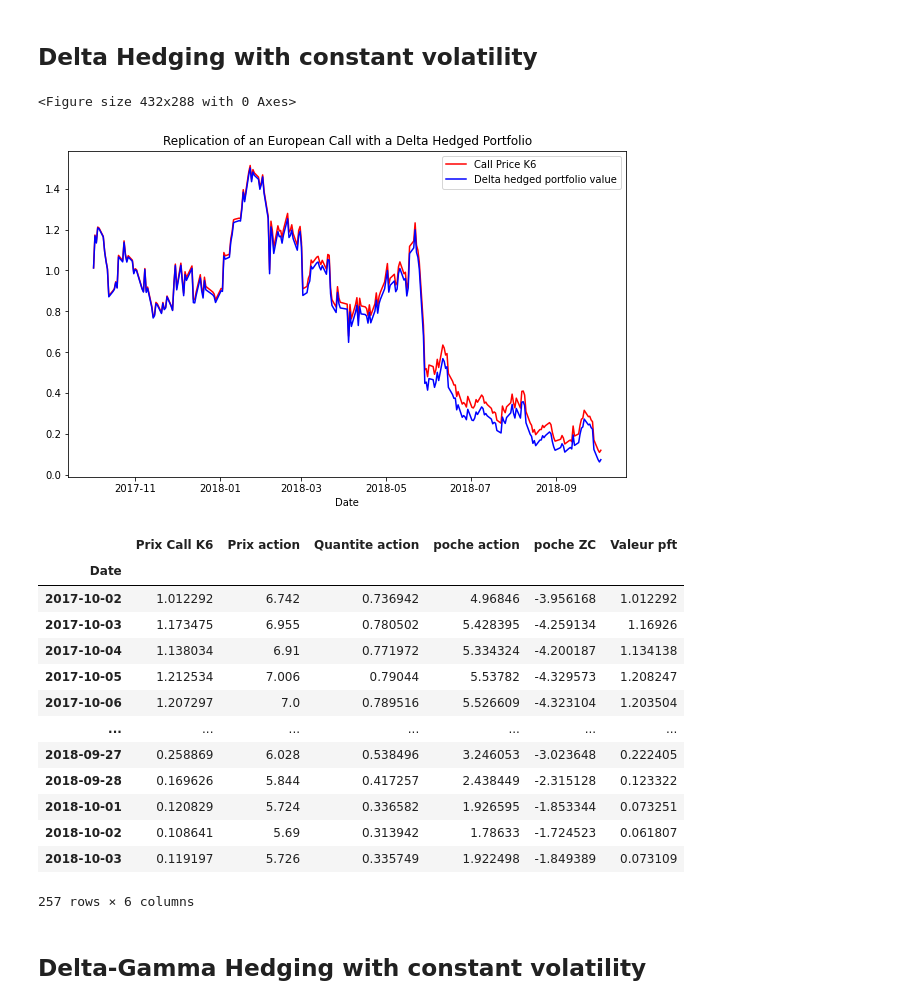
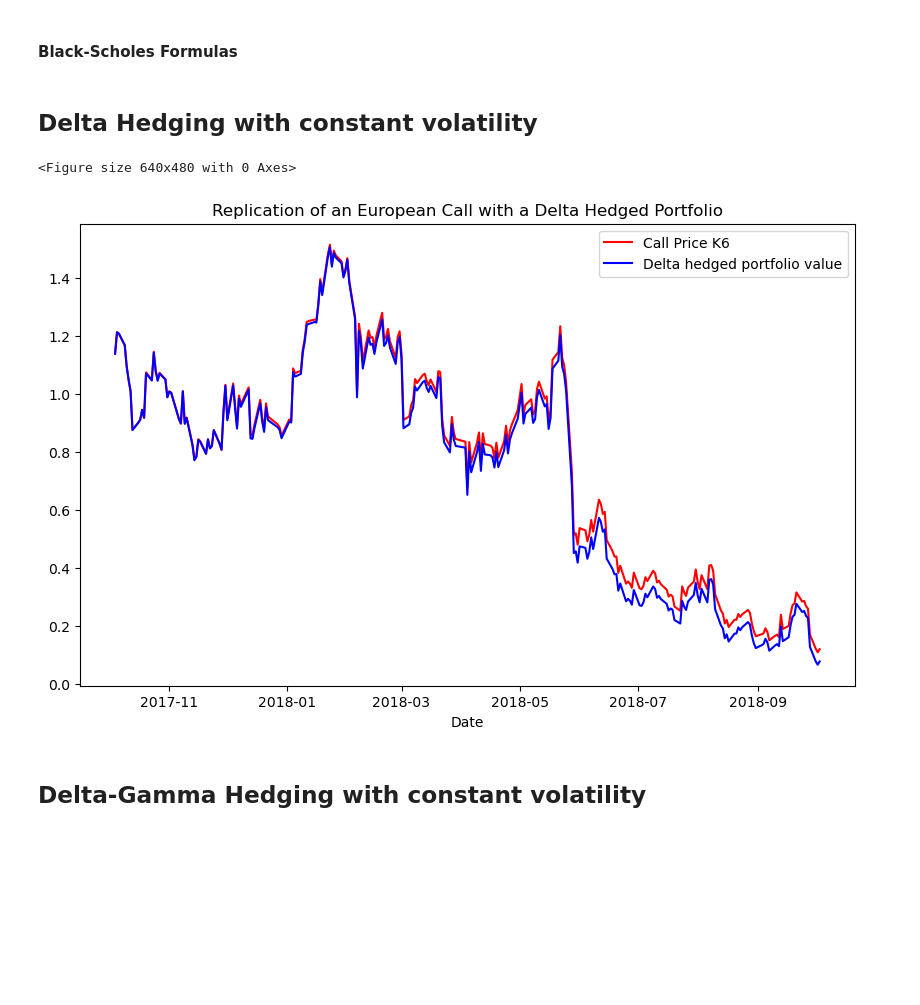
Before and after one commit to Thomas-Esilv/Project_ESILV, a Jupyter notebook: Hedging Strategies Project/Hedging_Project.ipynb, the cells around one changed output. Saved outputs shown, nothing was run; the diff lists cells and outputs as text; code cells hidden in the pictures; blank space fills up the shorter version.

```diff
--- a/Hedging Strategies Project/Hedging_Project.ipynb
+++ b/Hedging Strategies Project/Hedging_Project.ipynb
@@ -12,6 +13,5 @@ from datetime import datetime
 # %%
-#Data recovery
-path = r"/Users/thomascgd/Desktop/Esilv/A5/Calibration/DonneesTD3.xlsx"
-df_data = pd.read_excel(path,header=2,engine="openpyxl")
-df_data
+path = r"/Users/thomascgd/Desktop/Z/Td Calibration/DonneesOptions.xlsx"
+data = pd.read_excel(path,header=2,index_col='Date',parse_dates=True)
+data.head()
 # %% [output]
@@ -30,0 +25,3 @@ df_data
+# %%
+data.dropna(inplace=True)
+data.info()
@@ -31 +39,3 @@ df_data
+# %% [markdown]
+#### Black-Scholes Formulas
 # %%
@@ -57,64 +73,48 @@ def BS_vega(S, T, sigma, K, r):
 ## Delta Hedging with constant volatility
 # %%
 #Creation of the Delta-Hedged Portfolio
-port_delta_hedged=pd.DataFrame(index=df_data['Date'],columns=['Prix Call K6','Prix action','Quantite action','poche action','poche ZC','Valeur pft'])
+pft_delta_hedged=pd.DataFrame(index=data.index,columns=['Prix Call K6','Prix action','Quantite action','poche action','poche ZC','Valeur pft'])
 
 #Initialisation
-sigma=0.2 # Volatility | In this example the volatily is a constante. Below we will find the implied volatility for each date and use them
+sigma=0.2 # Volatility | In this example the volatily is a constant. Below we will find the implied volatility for each date and use them
 K=6       # Strike
 r=0       # Risk-Free rate
-maturite = datetime(2018,12,31)
-nb_jours=maturite-port_delta_hedged.index[0]
+maturite = dt.datetime(2018,12,31)
+nb_jours=maturite-pft_delta_hedged.index[0]
 nombre_jours_par_an=365.25
 Temps=nb_jours.days/nombre_jours_par_an
 
-#First row of the dataframe
-port_delta_hedged.iloc[0]['Prix action']=df_data.iloc[0]['Prix action']
-port_delta_hedged.iloc[0]['Prix Call K6']=BS(port_delta_hedged.iloc[0]['Prix action'],Temps,sigma,K,r)
-port_delta_hedged.iloc[0]['Quantite action']=BS_delta(port_delta_hedged.iloc[0]['Prix action'],Temps,sigma,K,r)
-port_delta_hedged.iloc[0]['poche action']=port_delta_hedged.iloc[0]['Quantite action']*port_delta_hedged.iloc[0]['Prix action']
-port_delta_hedged.iloc[0]['Valeur pft']=port_delta_hedged.iloc[0]['Prix Call K6']
-port_delta_hedged.iloc[0]['poche ZC']=port_delta_hedged.iloc[0]['Valeur pft']-port_delta_hedged.iloc[0]['poche action']
+# First row of the dataframe
+pft_delta_hedged.iloc[0]['Prix action']=data.iloc[0]['Prix action']
+pft_delta_hedged.iloc[0]['Prix Call K6']=BS(pft_delta_hedged.iloc[0]['Prix action'],Temps,sigma,K,r)
+pft_delta_hedged.iloc[0]['Quantite action']=BS_delta(pft_delta_hedged.iloc[0]['Prix action'],Temps,sigma,K,r)
+pft_delta_hedged.iloc[0]['poche action']=pft_delta_hedged.iloc[0]['Quantite action']*pft_delta_hedged.iloc[0]['Prix action']
+pft_delta_hedged.iloc[0]['Valeur pft']=pft_delta_hedged.iloc[0]['Prix Call K6']
+pft_delta_hedged.iloc[0]['poche ZC']=pft_delta_hedged.iloc[0]['Valeur pft']-pft_delta_hedged.iloc[0]['poche action']
 
-#Recurrence
-for i in range(1,len(port_delta_hedged.index)):
-    nb_jours=maturite-port_delta_hedged.index[i]
+# Recurrence
+for i in range(1,len(pft_delta_hedged.index)):
+    nb_jours=maturite-pft_delta_hedged.index[i]
     Temps=nb_jours.days/nombre_jours_par_an
-    port_delta_hedged.iloc[i]['Prix action']=df_data.iloc[i]['Prix action']
-    port_delta_hedged.iloc[i]['Prix Call K6']=BS(port_delta_hedged.iloc[i]['Prix action'],Temps,sigma,K,r)
-    port_delta_hedged.iloc[i]['Quantite action']=BS_delta(port_delta_hedged.iloc[i]['Prix action'],Temps,sigma,K,r)
-    port_delta_hedged.iloc[i]['poche action']=port_delta_hedged.iloc[i]['Quantite action']*port_delta_hedged.iloc[i]['Prix action']
-    port_delta_hedged.iloc[i]['Valeur pft']=port_delta_hedged.iloc[i-1]['Valeur pft'] + port_delta_hedged.iloc[i-1]['Quantite action'] * (port_delta_hedged.iloc[i]['Prix action'] - port_delta_hedged.iloc[i-1]['Prix action'])
-    port_delta_hedged.iloc[i]['poche ZC']=port_delta_hedged.iloc[i]['Valeur pft']-port_delta_hedged.iloc[i]['poche action']
+    pft_delta_hedged.iloc[i]['Prix action']=data.iloc[i]['Prix action']
+    pft_delta_hedged.iloc[i]['Prix Call K6']=BS(pft_delta_hedged.iloc[i]['Prix action'],Temps,sigma,K,r)
+    pft_delta_hedged.iloc[i]['Quantite action']=BS_delta(pft_delta_hedged.iloc[i]['Prix action'],Temps,sigma,K,r)
+    pft_delta_hedged.iloc[i]['poche action']=pft_delta_hedged.iloc[i]['Quantite action']*pft_delta_hedged.iloc[i]['Prix action']
+    pft_delta_hedged.iloc[i]['Valeur pft']=pft_delta_hedged.iloc[i-1]['Valeur pft'] + \
+        pft_delta_hedged.iloc[i-1]['Quantite action'] * (pft_delta_hedged.iloc[i]['Prix action'] - pft_delta_hedged.iloc[i-1]['Prix action'])
+    pft_delta_hedged.iloc[i]['poche ZC']=pft_delta_hedged.iloc[i]['Valeur pft']-pft_delta_hedged.iloc[i]['poche action']
 
 plt.figure(1)
 plt.figure(figsize=(10, 6))
-plt.plot(port_delta_hedged['Prix Call K6'],c='r')
-plt.plot(port_delta_hedged['Valeur pft'],c='b')
+plt.plot(pft_delta_hedged['Prix Call K6'],c='r')
+plt.plot(pft_delta_hedged['Valeur pft'],c='b')
 plt.xlabel('Date')
 plt.legend(["Call Price K6","Delta hedged portfolio value"])
 plt.title("Replication of an European Call with a Delta Hedged Portfolio")
 plt.show()
 # %% [output]
-<Figure size 432x288 with 0 Axes>
+<Figure size 640x480 with 0 Axes>
-[figure, old version]
+[figure, new version]
-# %%
-port_delta_hedged
-# %% [output]
-|  | Prix Call K6 | Prix action | Quantite action | poche action | poche ZC | Valeur pft |
-| Date |  |  |  |  |  |  |
-| 2017-10-02 | 1.012292 | 6.742 | 0.736942 | 4.96846 | -3.956168 | 1.012292 |
-| 2017-10-03 | 1.173475 | 6.955 | 0.780502 | 5.428395 | -4.259134 | 1.16926 |
-| 2017-10-04 | 1.138034 | 6.91 | 0.771972 | 5.334324 | -4.200187 | 1.134138 |
-| 2017-10-05 | 1.212534 | 7.006 | 0.79044 | 5.53782 | -4.329573 | 1.208247 |
-| 2017-10-06 | 1.207297 | 7.0 | 0.789516 | 5.526609 | -4.323104 | 1.203504 |
-| ... | ... | ... | ... | ... | ... | ... |
-| 2018-09-27 | 0.258869 | 6.028 | 0.538496 | 3.246053 | -3.023648 | 0.222405 |
-| 2018-09-28 | 0.169626 | 5.844 | 0.417257 | 2.438449 | -2.315128 | 0.123322 |
-| 2018-10-01 | 0.120829 | 5.724 | 0.336582 | 1.926595 | -1.853344 | 0.073251 |
-| 2018-10-02 | 0.108641 | 5.69 | 0.313942 | 1.78633 | -1.724523 | 0.061807 |
-| 2018-10-03 | 0.119197 | 5.726 | 0.335749 | 1.922498 | -1.849389 | 0.073109 |
-257 rows × 6 columns
 # %% [markdown]
 ## Delta-Gamma Hedging with constant volatility
 # %%
```
Also changed, not shown: parts of 30 cells of this notebook.
